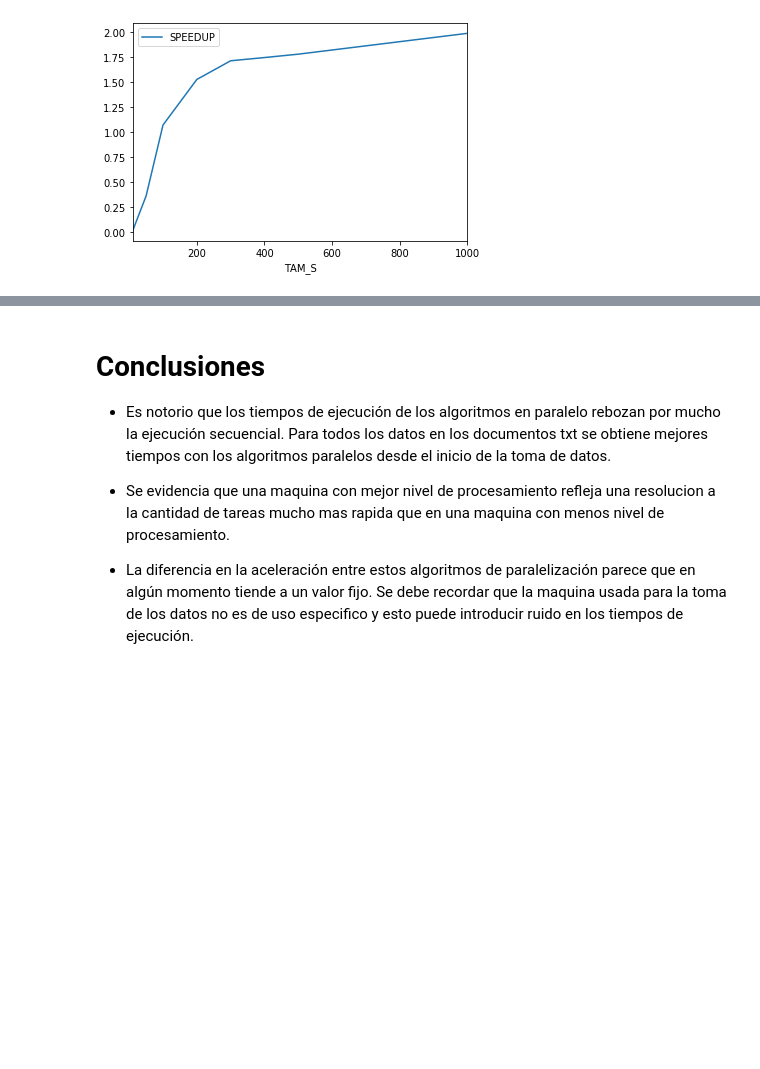
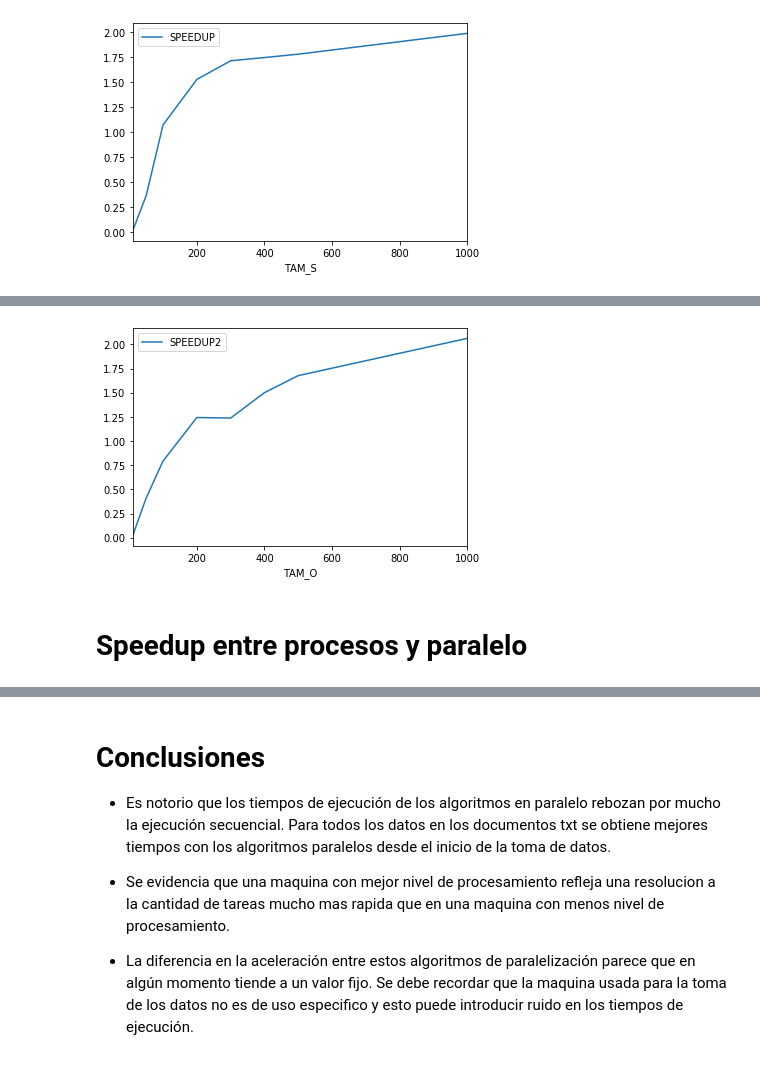
Before and after one commit to M4ur0-6M/HPC, a Jupyter notebook: MultiMatrix/readme.ipynb, the cells around one changed output, grey strips where cells are left out. Cells and saved outputs as stored; diff of their text form; code cells hidden in the pictures; blank space fills up the shorter version.

```diff
--- a/MultiMatrix/readme.ipynb
+++ b/MultiMatrix/readme.ipynb
@@ -102,0 +153,4 @@ plt.show()
+# %%
+datosMerge2 = pd.merge(left = datOpen, left_index = False, left_on='TAM_O',
+                       right=datSeq, right_index=False,right_on = 'TAM_S')
+datosMerge2
@@ -102,0 +167,3 @@ plt.show()
+# %%
+datosMerge2['SPEEDUP2'] = datosMerge2["TIME_S"]/ datosMerge2["TIME_O"]
+datosMerge2
@@ -102,0 +180,8 @@ plt.show()
+# %%
+ax = plt.gca()
+datosMerge2.plot(kind='line',x='TAM_O',y='SPEEDUP2', ax=ax)
+plt.show()
+# %% [output]
+[figure, added]
+# %% [markdown]
+# Speedup entre procesos y paralelo
```
Also changed, not shown: parts of 16 cells of this notebook.
